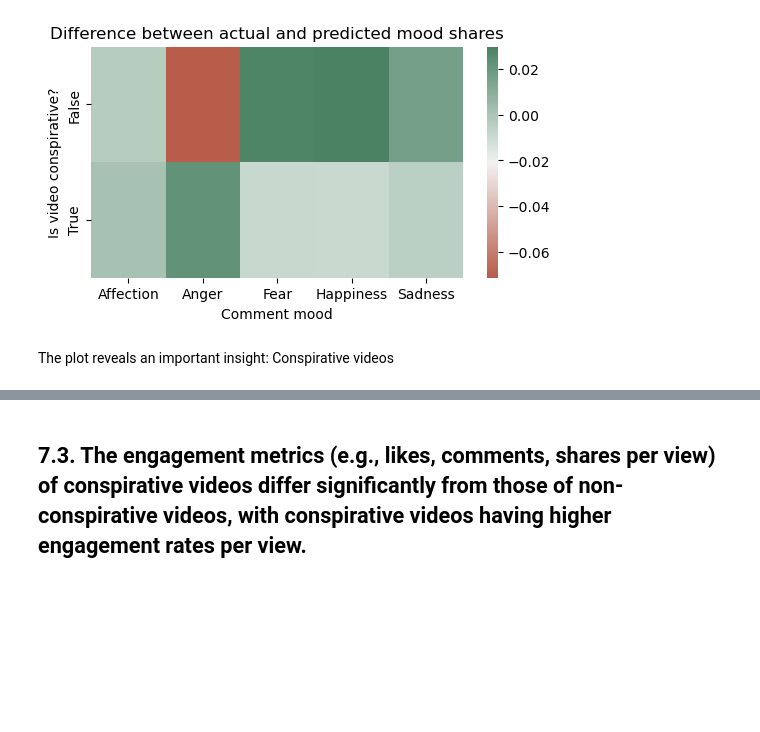
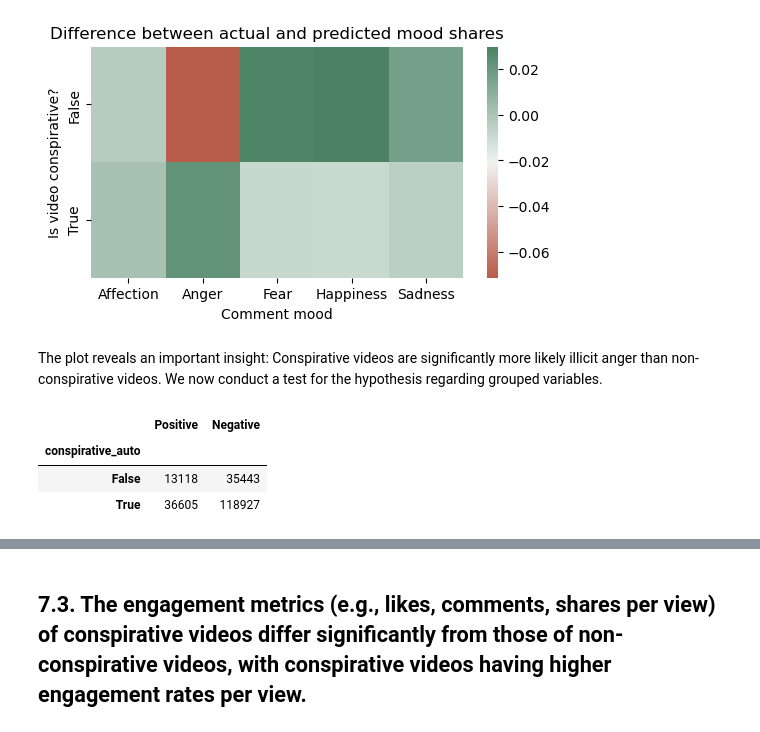
Before and after one commit to julia-king-edu/so-24_smda_project, a Jupyter notebook: 03_analysis.ipynb, the cells around one changed output, grey strips where cells are left out. Drawn from its saved outputs; the diff is of its cells as text; code cells hidden in the pictures; blank space fills up the shorter version.

```diff
--- a/03_analysis.ipynb
+++ b/03_analysis.ipynb
@@ -283,5 +288,18 @@ plt.ylabel("Is video conspirative?")
 # %% [output]
 Text(45.722222222222214, 0.5, 'Is video conspirative?')
 [figure]
-# %% [markdown]
-The plot reveals an important insight: Conspirative videos
+# %% [markdown]
+The plot reveals an important insight: Conspirative videos are significantly more likely illicit anger than non-conspirative videos.
+We now conduct a test for the hypothesis regarding grouped variables.
+# %%
+h2_group_cont = pd.DataFrame({
+    'Positive': h2_contingency[['Affection', 'Happiness']].sum(axis=1),
+    'Negative': h2_contingency[['Anger', 'Fear', 'Sadness']].sum(axis=1)
+}, index = h2_contingency.index)
+
+h2_group_cont
+# %% [output]
+|  | Positive | Negative |
+| conspirative_auto |  |  |
+| False | 13118 | 35443 |
+| True | 36605 | 118927 |
```
Also changed, not shown: parts of 14 cells of this notebook.
